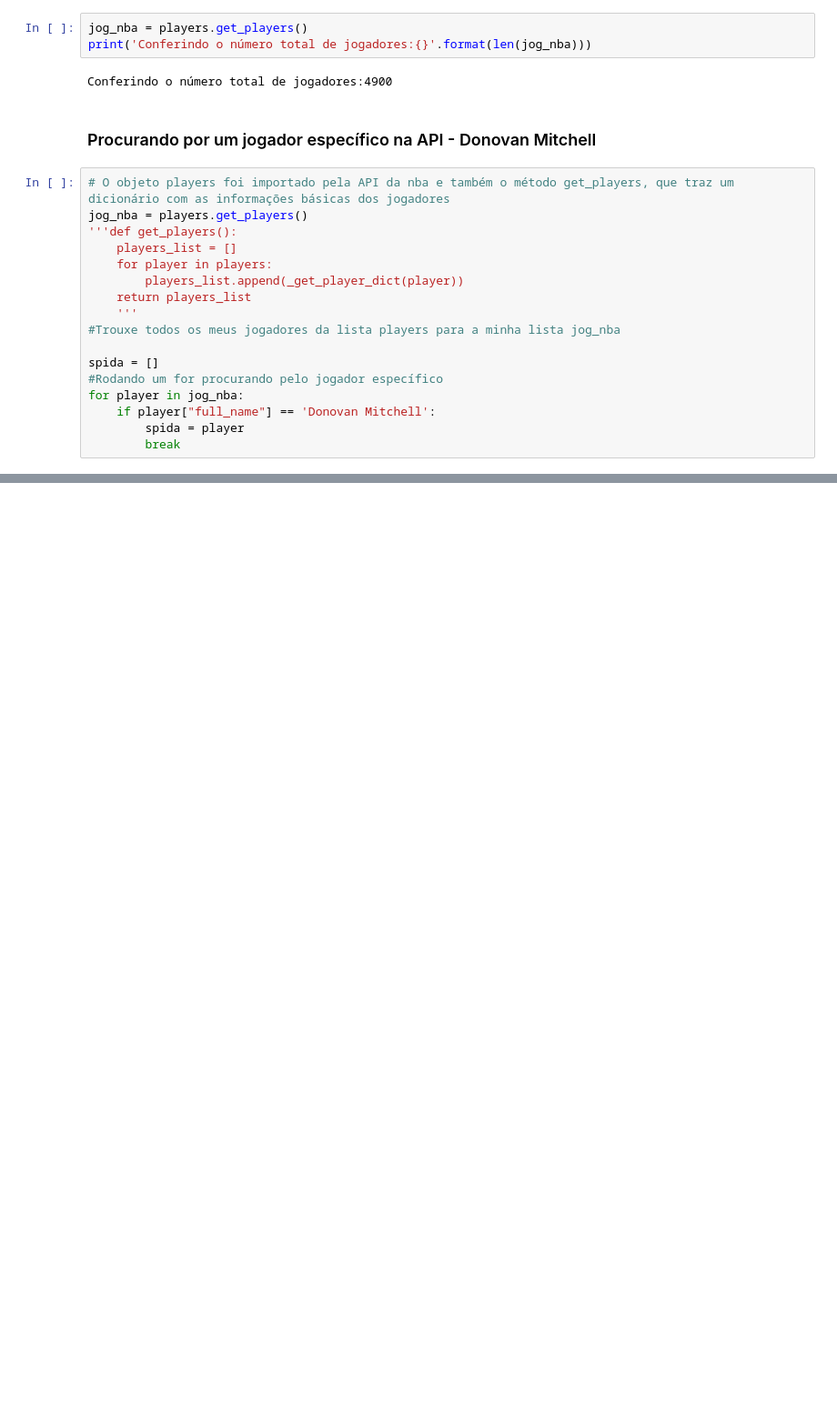
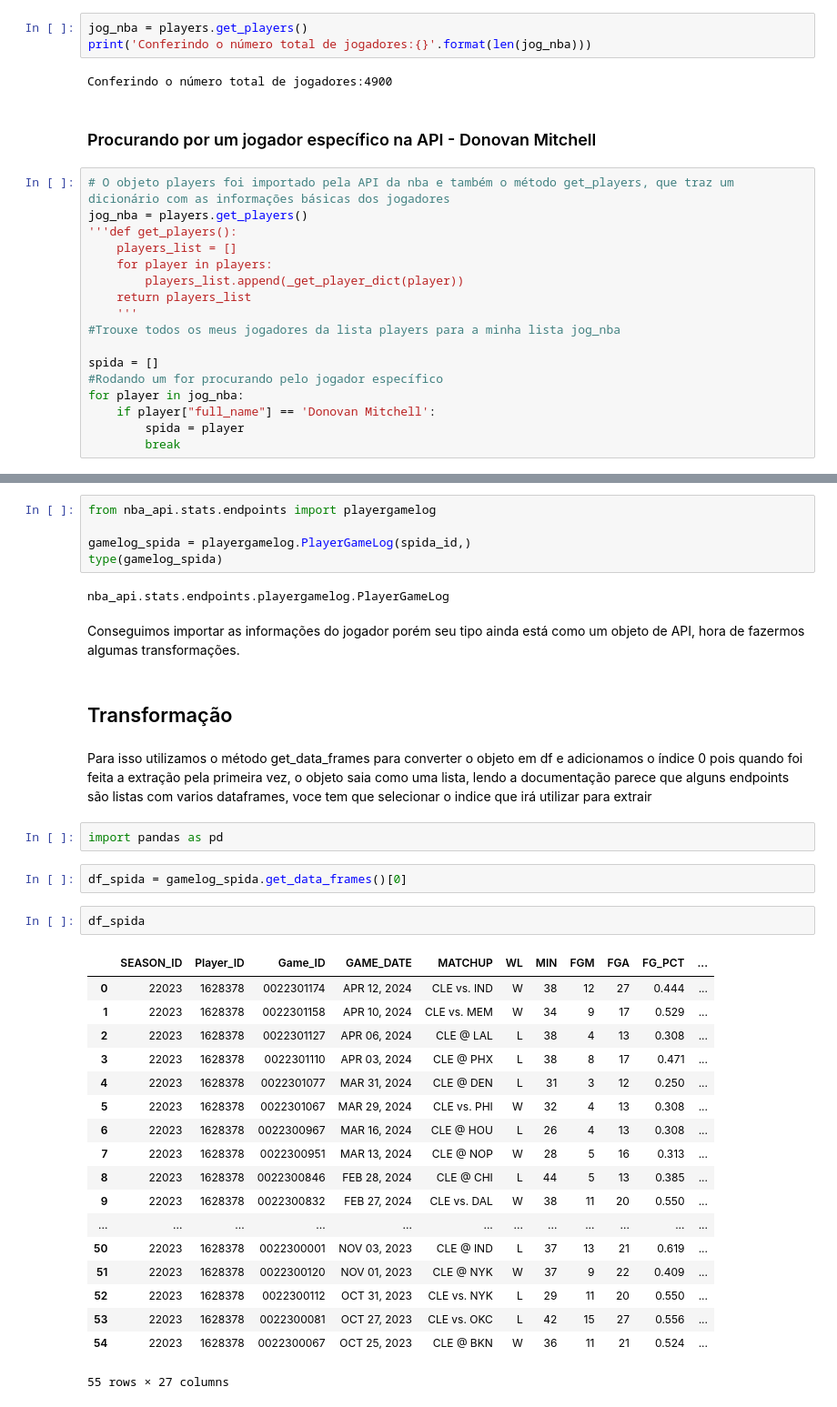
Before and after one commit to soadD/data_model, a Jupyter notebook: Projeto_Modelo_de_Análise_de_Dados.ipynb, the cells around one changed output, grey strips where cells are left out. Shown: that part at 91% size. Drawn from its saved outputs; the diff is of its cells as text; blank space fills up the shorter version.

```diff
--- a/Projeto_Modelo_de_Análise_de_Dados.ipynb
+++ b/Projeto_Modelo_de_Análise_de_Dados.ipynb
@@ -50,0 +55,40 @@ spida_id = spida['id']
+# %%
+from nba_api.stats.endpoints import playergamelog
+
+gamelog_spida = playergamelog.PlayerGameLog(spida_id,)
+type(gamelog_spida)
+# %% [output]
+nba_api.stats.endpoints.playergamelog.PlayerGameLog
+# %% [markdown]
+Conseguimos importar as informações do jogador porém seu tipo ainda está como um objeto de API, hora de fazermos algumas transformações.
+# %% [markdown]
+## Transformação
+# %% [markdown]
+Para isso utilizamos o método get_data_frames para converter o objeto em df e adicionamos o índice 0 pois quando foi feita a extração pela primeira vez,
+o objeto saia como uma lista, lendo a documentação parece que alguns endpoints são listas com varios dataframes, voce tem que selecionar o indice que irá
+utilizar para extrair
+# %%
+import pandas as pd
+# %%
+df_spida = gamelog_spida.get_data_frames()[0]
+# %%
+df_spida
+# %% [output]
+|  | SEASON_ID | Player_ID | Game_ID | GAME_DATE | MATCHUP | WL | MIN | FGM | FGA | FG_PCT | ... |
+| 0 | 22023 | 1628378 | 0022301174 | APR 12, 2024 | CLE vs. IND | W | 38 | 12 | 27 | 0.444 | ... |
+| 1 | 22023 | 1628378 | 0022301158 | APR 10, 2024 | CLE vs. MEM | W | 34 | 9 | 17 | 0.529 | ... |
+| 2 | 22023 | 1628378 | 0022301127 | APR 06, 2024 | CLE @ LAL | L | 38 | 4 | 13 | 0.308 | ... |
+| 3 | 22023 | 1628378 | 0022301110 | APR 03, 2024 | CLE @ PHX | L | 38 | 8 | 17 | 0.471 | ... |
+| 4 | 22023 | 1628378 | 0022301077 | MAR 31, 2024 | CLE @ DEN | L | 31 | 3 | 12 | 0.250 | ... |
+| 5 | 22023 | 1628378 | 0022301067 | MAR 29, 2024 | CLE vs. PHI | W | 32 | 4 | 13 | 0.308 | ... |
+| 6 | 22023 | 1628378 | 0022300967 | MAR 16, 2024 | CLE @ HOU | L | 26 | 4 | 13 | 0.308 | ... |
+| 7 | 22023 | 1628378 | 0022300951 | MAR 13, 2024 | CLE @ NOP | W | 28 | 5 | 16 | 0.313 | ... |
+| 8 | 22023 | 1628378 | 0022300846 | FEB 28, 2024 | CLE @ CHI | L | 44 | 5 | 13 | 0.385 | ... |
+| 9 | 22023 | 1628378 | 0022300832 | FEB 27, 2024 | CLE vs. DAL | W | 38 | 11 | 20 | 0.550 | ... |
+| ... | ... | ... | ... | ... | ... | ... | ... | ... | ... | ... | ... |
+| 50 | 22023 | 1628378 | 0022300001 | NOV 03, 2023 | CLE @ IND | L | 37 | 13 | 21 | 0.619 | ... |
+| 51 | 22023 | 1628378 | 0022300120 | NOV 01, 2023 | CLE @ NYK | W | 37 | 9 | 22 | 0.409 | ... |
+| 52 | 22023 | 1628378 | 0022300112 | OCT 31, 2023 | CLE vs. NYK | L | 29 | 11 | 20 | 0.550 | ... |
+| 53 | 22023 | 1628378 | 0022300081 | OCT 27, 2023 | CLE vs. OKC | L | 42 | 15 | 27 | 0.556 | ... |
+| 54 | 22023 | 1628378 | 0022300067 | OCT 25, 2023 | CLE @ BKN | W | 36 | 11 | 21 | 0.524 | ... |
+55 rows × 27 columns
```
Also changed, not shown: parts of 49 cells of this notebook.
